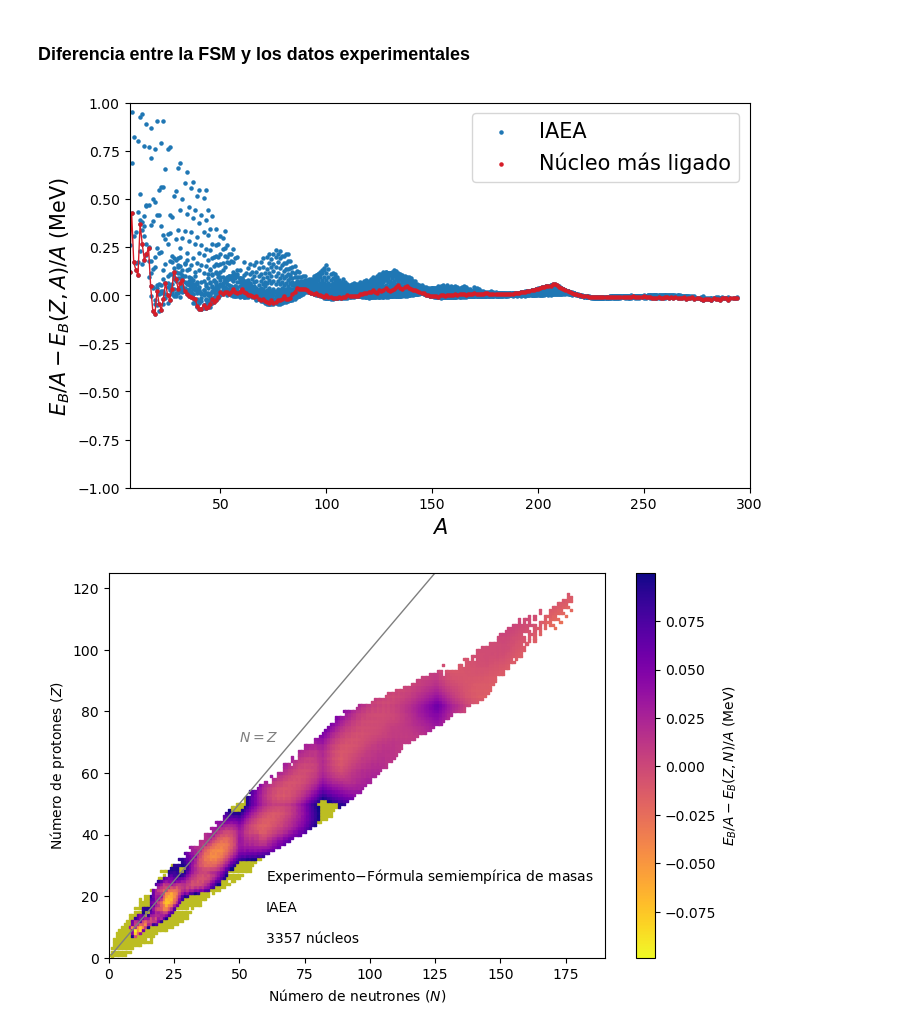
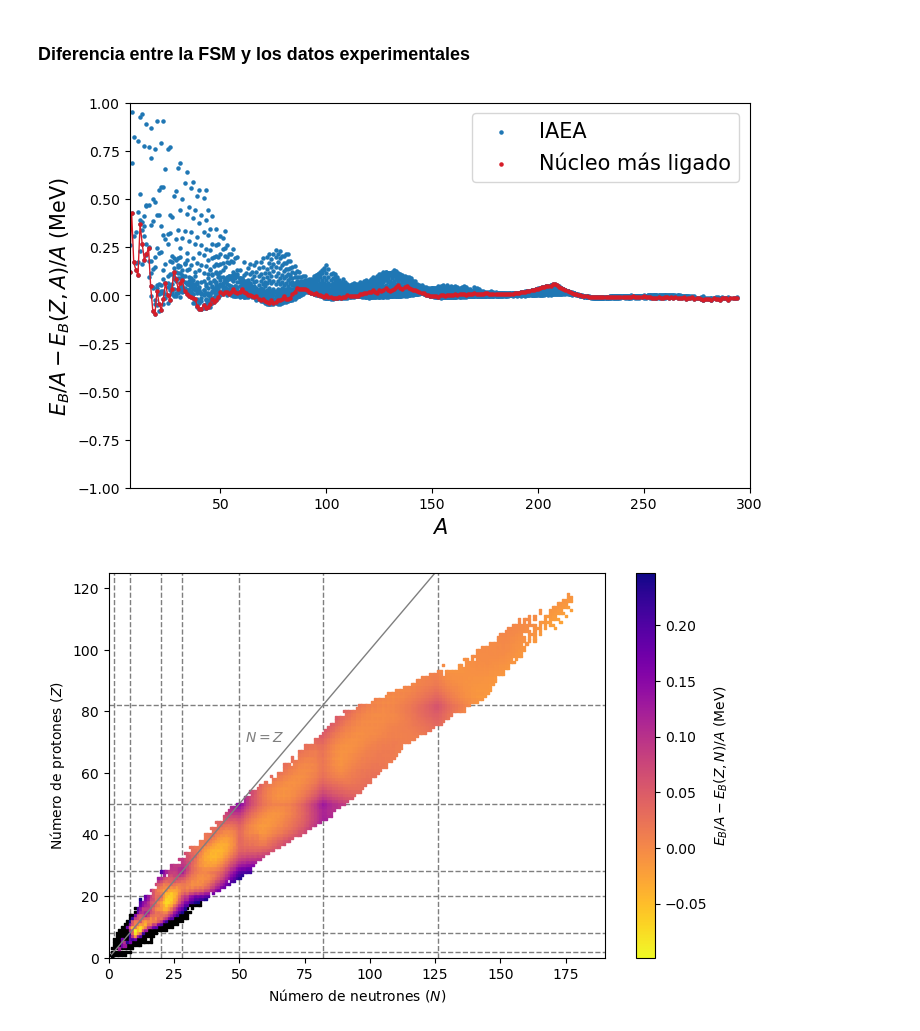
Before and after one commit to cefera/FNyP, a Jupyter notebook: Notebooks/Tema3.ipynb, the cells around one changed output. Saved outputs shown, nothing was run; the diff lists cells and outputs as text; code cells hidden in the pictures.

```diff
--- a/Notebooks/Tema3.ipynb
+++ b/Notebooks/Tema3.ipynb
@@ -116,38 +116,39 @@ fig.savefig('FSM.pdf', bbox_inches='tight')
 ### Diferencia entre la FSM y los datos experimentales ###
 # %%
 df['diff'] = df['binding'] - FSM(df['z'],df['n'])
-df1 = df.loc[(df['diff'] < 0.1)]
-df2 = df.loc[(df['diff'] >= .1)]
+df1 = df.loc[ ( (df['diff'] < .25) &  (df['diff'] > -0.1) ) ]
+df2 = df.loc[ ( df['diff'] <= -.1 ) ]
+df3 = df.loc[ ( df['diff'] >=  .25 ) ]
 
 fig = plt.figure(figsize=(8,5))
 plt.ylabel(r'$E_B/A-E_B(Z,A)/A$ (MeV)',fontsize=15)
 plt.xlabel(r'$A$',fontsize=15)
 plt.ylim((-1.,1.))
 plt.xlim((7.,300.))
 plt.scatter(df['A'], df['binding']-FSM(df['z'],df['n']),marker='o',s=5,c=jpac_color[0],label='IAEA')
 plt.scatter(maxavEbind['A'], maxavEbind['binding']-maxavEbind['Eb'],marker='o',s=5,c=jpac_color[1],label='Núcleo más ligado')
 plt.plot(maxavEbind['A'], maxavEbind['binding']-maxavEbind['Eb'],'-',lw=1,c=jpac_color[1])
 plt.legend(loc='upper right',ncol=1,frameon=True,prop={'size': 15})
 plt.show()
-fig.savefig('diffFSM.pdf', bbox_inches='tight')
+#fig.savefig('diffFSM.pdf', bbox_inches='tight')
 
 fig, ax = plt.subplots(nrows=1, ncols=1, figsize=(8,5))
 ax.set_xlabel(r'Número de neutrones ($N$)')
 ax.set_ylabel(r'Número de protones ($Z$)')
 ax.set_xlim((0,190))
 ax.set_ylim((0,125))
 x = np.linspace(1,125,125)
+ax.hlines( [2,8,20,28,50,82,126], 0, 190,colors=jpac_color[9], lw=1., linestyles='dashed',zorder=0)
+ax.vlines( [2,8,20,28,50,82,126], 0, 125,colors=jpac_color[9], lw=1., linestyles='dashed',zorder=0)
 ax.plot(x,x,'-',lw=1,color=jpac_color[9])
-ax.text(60,25,r'Experimento$-$Fórmula semiempírica de masas',c=jpac_color[10],fontsize=10)
-ax.text(60,15,r'IAEA',c=jpac_color[10],fontsize=10)
-texto = str(df['n'].count()) + ' núcleos'
-ax.text(60,5,texto,c=jpac_color[10],fontsize=10)
-ax.text(50,70,r'$N=Z$',c=jpac_color[9],fontsize=10)
+#ax.text(60,25,r'Experimento$-$FSM',c=jpac_color[10],fontsize=10)
+ax.text(52,70,r'$N=Z$',c=jpac_color[9],fontsize=10)
 ax.scatter(df2['n'],df2['z'],marker='s',s=2.5, c=jpac_color[7])
+ax.scatter(df3['n'],df3['z'],marker='s',s=2.5, c=jpac_color[10])
 pa = ax.scatter(df1['n'],df1['z'],marker='s',s=2.5, c=df1['diff'], cmap='plasma_r')
 fig.colorbar(pa,ax=ax,orientation='vertical',label=r'$E_B/A-E_B(Z,N)/A$ (MeV)')
 plt.show()
 fig.savefig('CartaNuclearEBIAEA.pdf', bbox_inches='tight')
 # %% [output]
 [figure]
-[figure, old version]
+[figure, new version]
```
Also changed, not shown: parts of 1 cell of this notebook, 3 other files.
